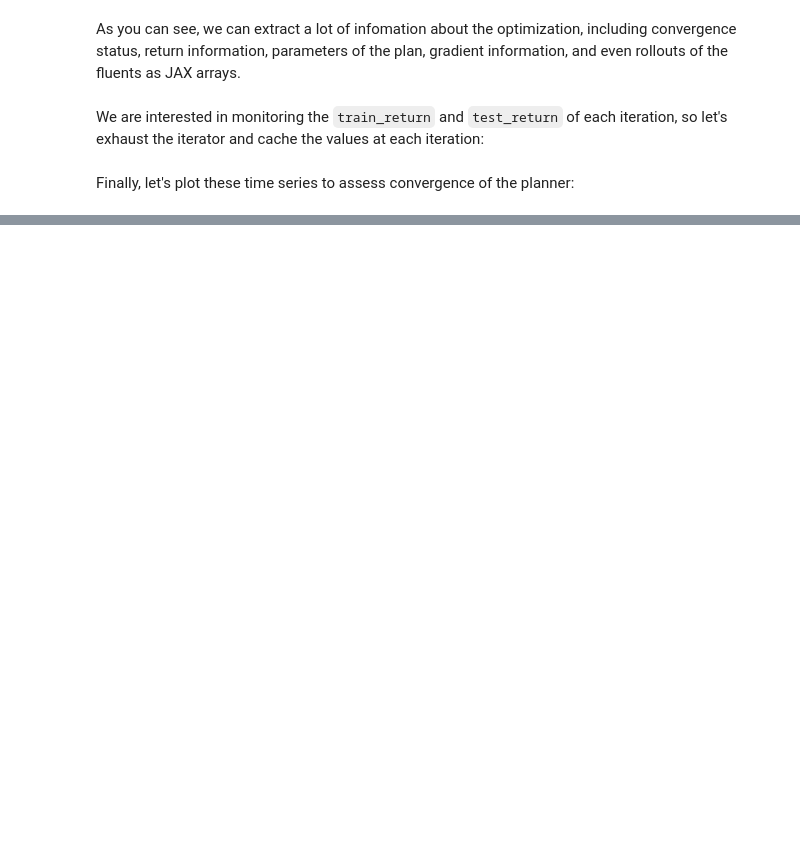
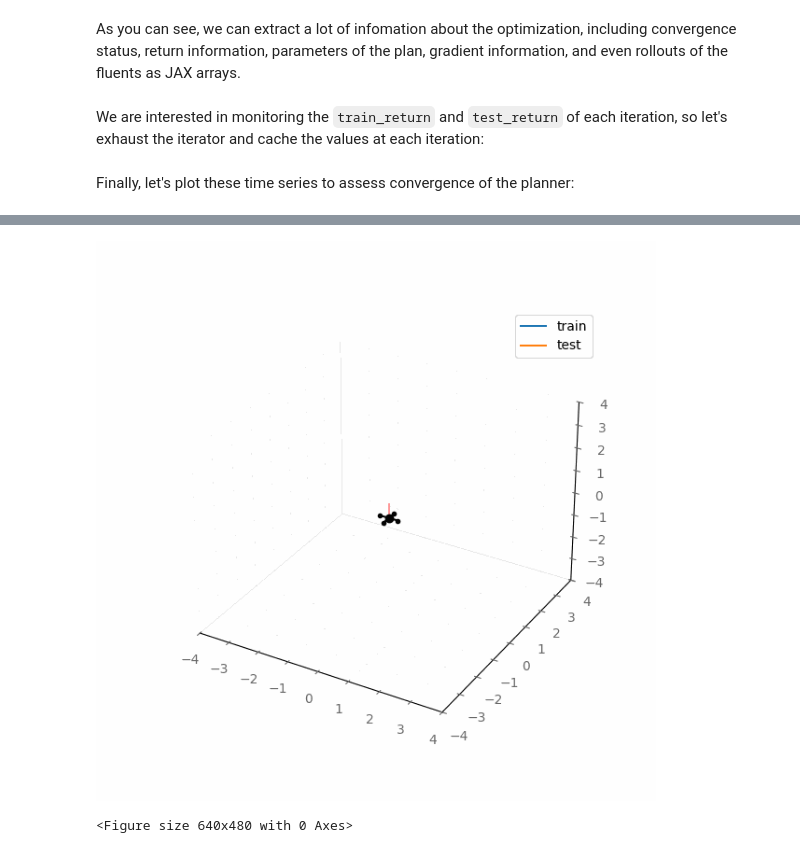
Before and after one commit to pyrddlgym-project/pyRDDLGym, a Jupyter notebook: docs/notebooks/monitoring_progress_with_callbacks_in_jaxplan.ipynb, the cells around one changed output, grey strips where cells are left out. Drawn from its saved outputs; the diff is of its cells as text; code cells hidden in the pictures; blank space fills up the shorter version.

```diff
--- a/docs/notebooks/monitoring_progress_with_callbacks_in_jaxplan.ipynb
+++ b/docs/notebooks/monitoring_progress_with_callbacks_in_jaxplan.ipynb
@@ -74,0 +79,13 @@ As you can see, the planner is converging to an optimal solution.
+# %%
+if not os.path.exists('frames'):
+    os.makedirs('frames')
+recorder = MovieGenerator("frames", "quadcopter", max_frames=env.horizon)
+env.set_visualizer(viz=None, movie_gen=recorder)
+
+agent = JaxOfflineController(planner, params=iteration_result['best_params'], **train_args)
+agent.evaluate(env, episodes=1, render=True)
+env.close()
+Image(filename='frames/quadcopter_0.gif')
+# %% [output]
+[figure, added]
+<Figure size 640x480 with 0 Axes>
```
Also changed, not shown: parts of 5 cells of this notebook, 9 other files.
